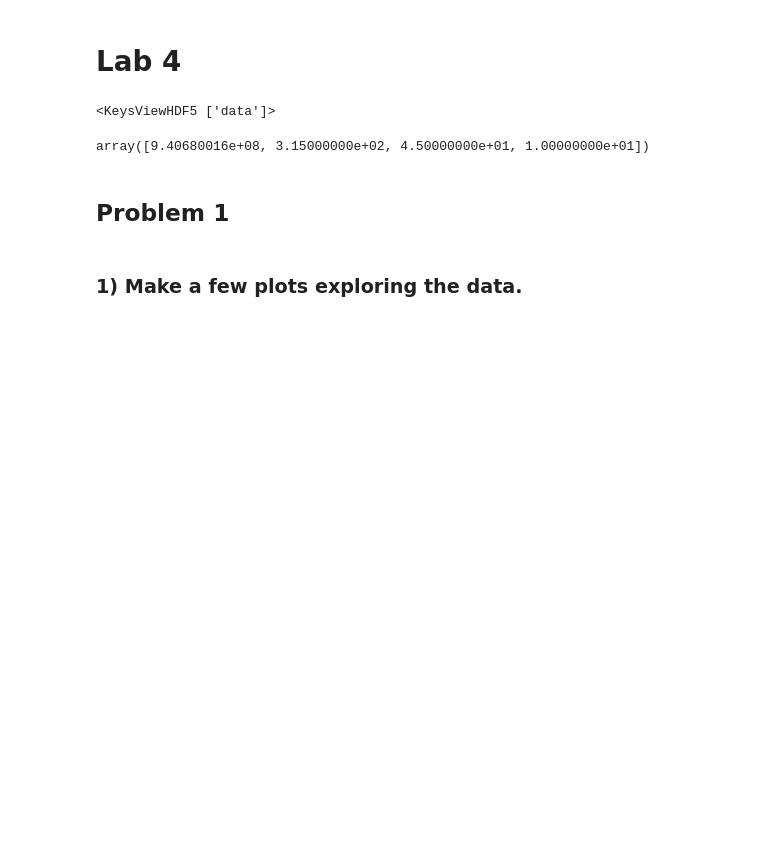
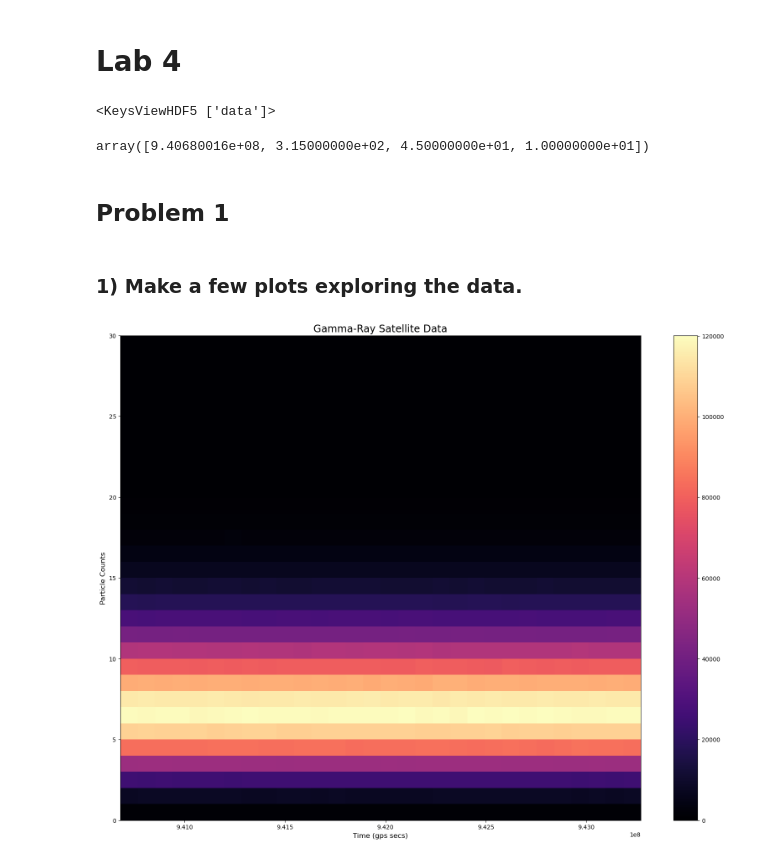
Before and after one commit to Mick-Ross/Computational-Data-Analysis, a Jupyter notebook: Lab 4/Lab 4.ipynb, the cells around one changed output. Drawn from its saved outputs; the diff is of its cells as text; code cells hidden in the pictures; blank space fills up the shorter version.

```diff
--- a/Lab 4/Lab 4.ipynb
+++ b/Lab 4/Lab 4.ipynb
@@ -40,3 +40,12 @@ def contiguousPt(start, numPoints, t, data, xLabel, step = None):
     plt.xlabel(xLabel, fontsize='large')
     plt.ylabel('Particle Counts',fontsize='large')
     plt.scatter(t[start:start+numPoints:step], data[start:start+numPoints:step])
+# %%
+plt.hist2d(time, particleCounts, bins = 30, cmap = 'magma')
+plt.colorbar()
+
+plt.title(f'Gamma-Ray Satellite Data', fontsize='xx-large')
+plt.xlabel("Time (gps secs)", fontsize='large')
+plt.ylabel('Particle Counts',fontsize='large');
+# %% [output]
+[figure, added]
```
Also changed, not shown: parts of 7 cells of this notebook.
